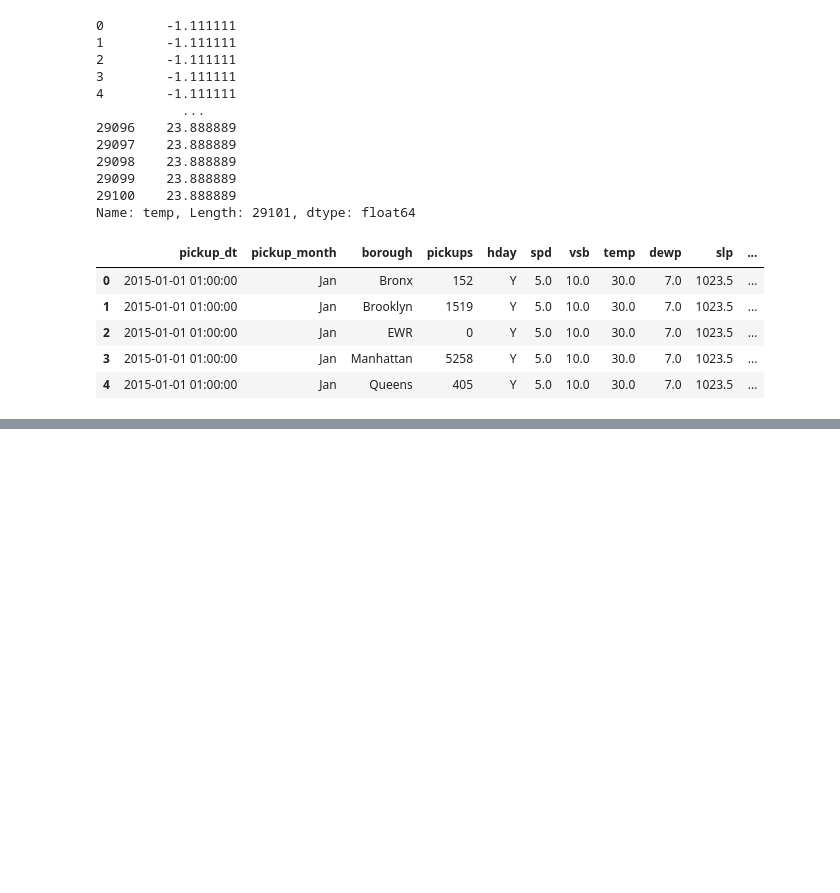
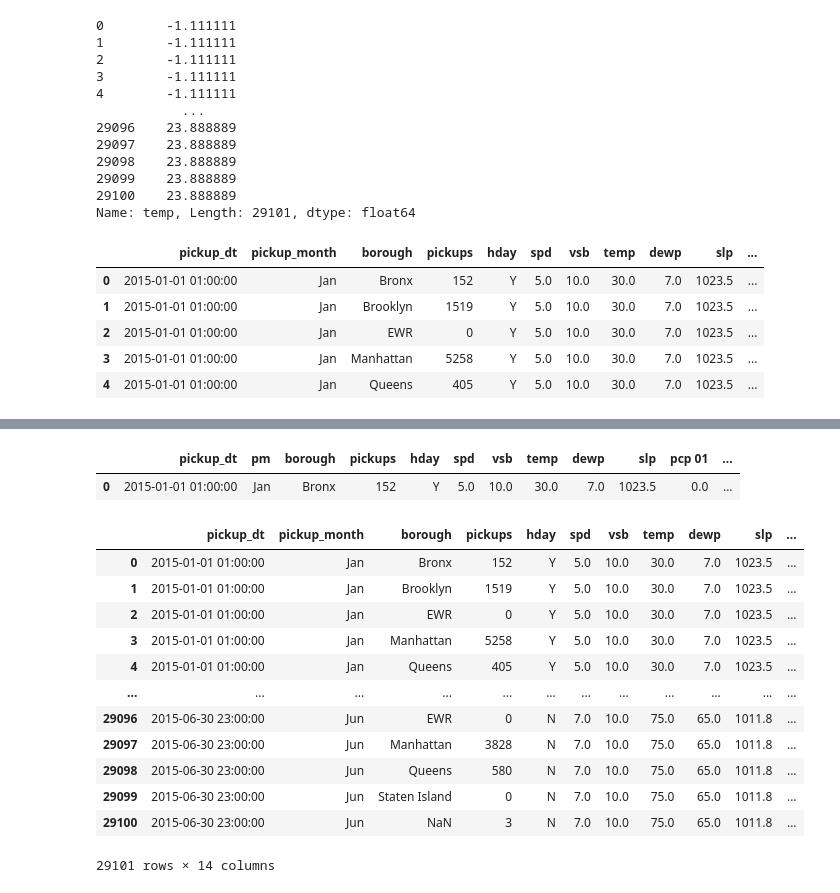
Before and after one commit to gbrs/Demo_Data_Analyst_KC, a Jupyter notebook: data_analyst_course.ipynb, the cells around one changed output, grey strips where cells are left out. Saved outputs shown, nothing was run; the diff lists cells and outputs as text; code cells hidden in the pictures; blank space fills up the shorter version.

```diff
--- a/data_analyst_course.ipynb
+++ b/data_analyst_course.ipynb
@@ -225,0 +251,21 @@ taxi.head(5)
+# %%
+taxi.rename(columns={'pickup_month': 'pm'}).head(1)
+# %% [output]
+|  | pickup_dt | pm | borough | pickups | hday | spd | vsb | temp | dewp | slp | pcp 01 | ... |
+| 0 | 2015-01-01 01:00:00 | Jan | Bronx | 152 | Y | 5.0 | 10.0 | 30.0 | 7.0 | 1023.5 | 0.0 | ... |
+# %%
+df.rename(columns={'Клиент id': 'client_id', 'Пол': 'sex' ,'Благосостояние': 'wealth', 'Возраст': 'age'}, inplace=True)
+# %% [output]
+|  | pickup_dt | pickup_month | borough | pickups | hday | spd | vsb | temp | dewp | slp | ... |
+| 0 | 2015-01-01 01:00:00 | Jan | Bronx | 152 | Y | 5.0 | 10.0 | 30.0 | 7.0 | 1023.5 | ... |
+| 1 | 2015-01-01 01:00:00 | Jan | Brooklyn | 1519 | Y | 5.0 | 10.0 | 30.0 | 7.0 | 1023.5 | ... |
+| 2 | 2015-01-01 01:00:00 | Jan | EWR | 0 | Y | 5.0 | 10.0 | 30.0 | 7.0 | 1023.5 | ... |
+| 3 | 2015-01-01 01:00:00 | Jan | Manhattan | 5258 | Y | 5.0 | 10.0 | 30.0 | 7.0 | 1023.5 | ... |
+| 4 | 2015-01-01 01:00:00 | Jan | Queens | 405 | Y | 5.0 | 10.0 | 30.0 | 7.0 | 1023.5 | ... |
+| ... | ... | ... | ... | ... | ... | ... | ... | ... | ... | ... | ... |
+| 29096 | 2015-06-30 23:00:00 | Jun | EWR | 0 | N | 7.0 | 10.0 | 75.0 | 65.0 | 1011.8 | ... |
+| 29097 | 2015-06-30 23:00:00 | Jun | Manhattan | 3828 | N | 7.0 | 10.0 | 75.0 | 65.0 | 1011.8 | ... |
+| 29098 | 2015-06-30 23:00:00 | Jun | Queens | 580 | N | 7.0 | 10.0 | 75.0 | 65.0 | 1011.8 | ... |
+| 29099 | 2015-06-30 23:00:00 | Jun | Staten Island | 0 | N | 7.0 | 10.0 | 75.0 | 65.0 | 1011.8 | ... |
+| 29100 | 2015-06-30 23:00:00 | Jun | NaN | 3 | N | 7.0 | 10.0 | 75.0 | 65.0 | 1011.8 | ... |
+29101 rows × 14 columns
```
Also changed, not shown: parts of 17 cells of this notebook.
